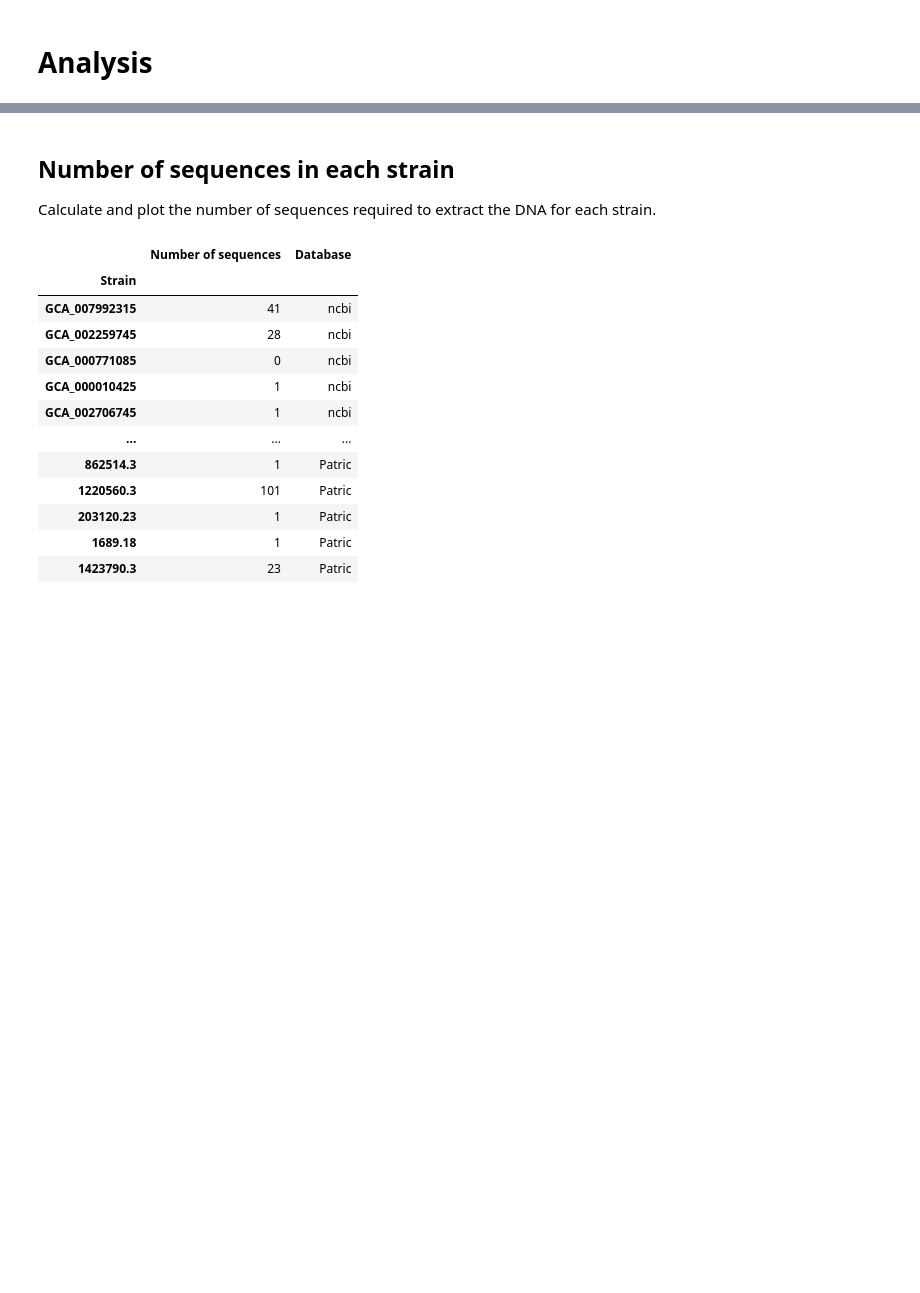
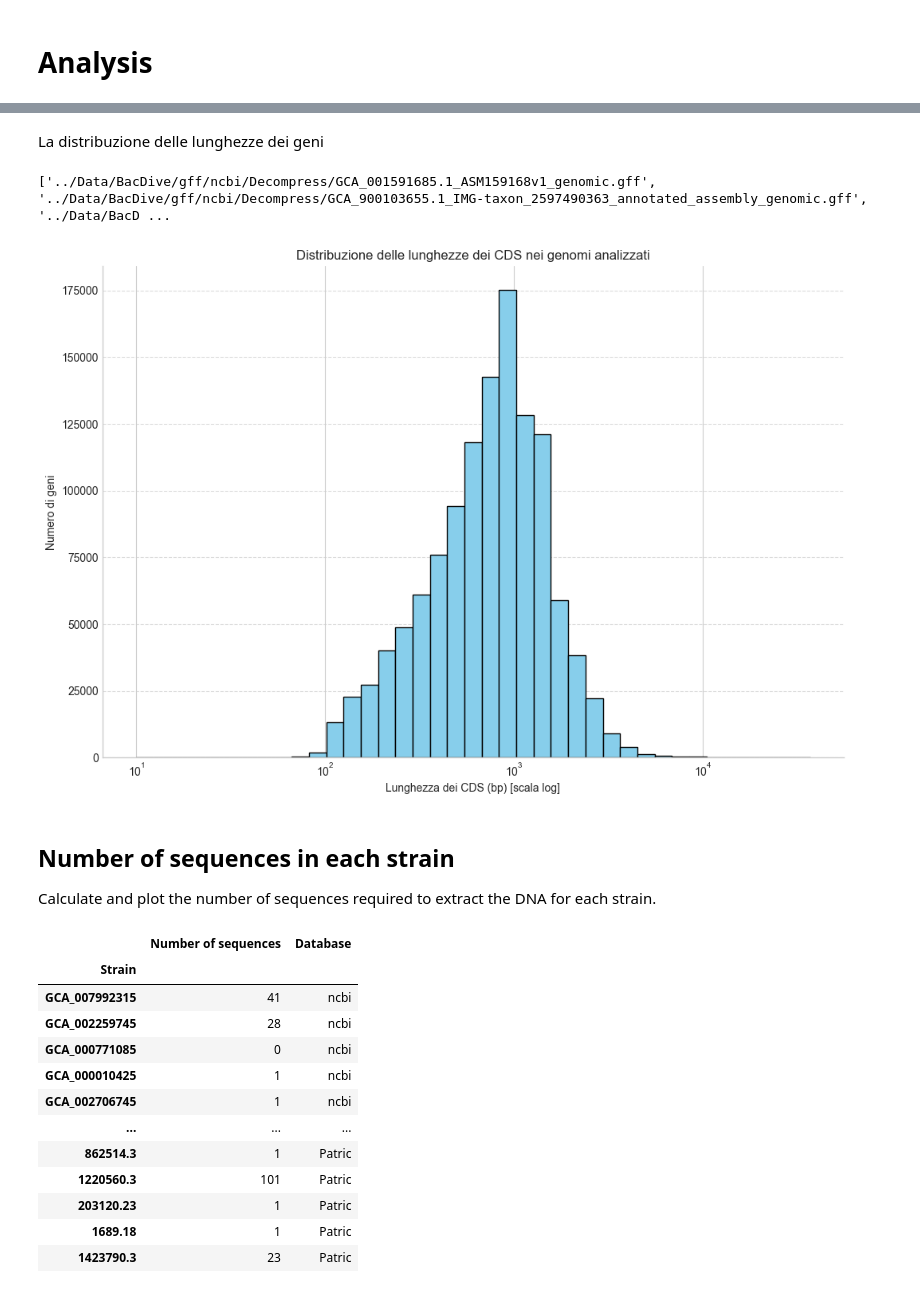
Before and after one commit to fiorenzotittaferrante/API50CH_MicrobialPrediction, a Jupyter notebook: Archive/Analyses.ipynb, the cells around one changed output, grey strips where cells are left out. Saved outputs shown, nothing was run; the diff lists cells and outputs as text; code cells hidden in the pictures; blank space fills up the shorter version.

```diff
--- a/Archive/Analyses.ipynb
+++ b/Archive/Analyses.ipynb
@@ -17,3 +232,52 @@ plt.rcParams['axes.facecolor'] = 'white'
+# %% [markdown]
+La distribuzione delle lunghezze dei geni
+# %%
+dir1 = "../Data/BacDive/gff/ncbi/Decompress/"
+dir2 = "../Data/BacDive/gff/Patric/"
+# dir1 = "../Data/BacDive/gff/test/"
+
+gff_files = glob.glob(os.path.join(dir1, "*.gff")) + glob.glob(os.path.join(dir2, "*.gff"))
+
+cds_lengths = []
+
+print(gff_files)
+
+for gff_file in gff_files:
+    with open(gff_file, "r") as f:
+        for line in f:
+            if line.startswith("#"):  # Ignora commenti
+                continue
+            fields = line.strip().split("\t")
+            if len(fields) < 5:
+                continue
+            feature_type = fields[2]
+            if feature_type == "CDS":  # Considera solo i CDS
+                start, end = int(fields[3]), int(fields[4])
+                length = abs(end - start) + 1  # Lunghezza del CDS
+                cds_lengths.append(length)
+
+with open("cds_lengths.csv", "w") as out_file:
+    out_file.write("CDS_Length\n")
+    for length in cds_lengths:
+        out_file.write(f"{length}\n")
+
+
+bins = np.logspace(np.log10(10), np.log10(max(cds_lengths)), num=40)
+hist, bin_edges = np.histogram(cds_lengths, bins=bins)
+
+plt.figure(figsize=(12, 8))
+plt.bar(bin_edges[:-1], hist, width=np.diff(bin_edges), align="edge", color="skyblue", edgecolor="black")
+
+plt.xscale("log")
+plt.xlabel("Lunghezza dei CDS (bp) [scala log]")
+plt.ylabel("Numero di geni")
+plt.title("Distribuzione delle lunghezze dei CDS nei genomi analizzati")
+plt.grid(axis="y", linestyle="--", alpha=0.7)
+
+plt.show()
+# %% [output]
+['../Data/BacDive/gff/ncbi/Decompress/GCA_001591685.1_ASM159168v1_genomic.gff', '../Data/BacDive/gff/ncbi/Decompress/GCA_900103655.1_IMG-taxon_2597490363_annotated_assembly_genomic.gff', '../Data/BacD ...
+[figure, added]
 # %% [markdown]
 ## Number of sequences in each strain
 
```
Also changed, not shown: parts of 10 cells of this notebook, 10 other files.
